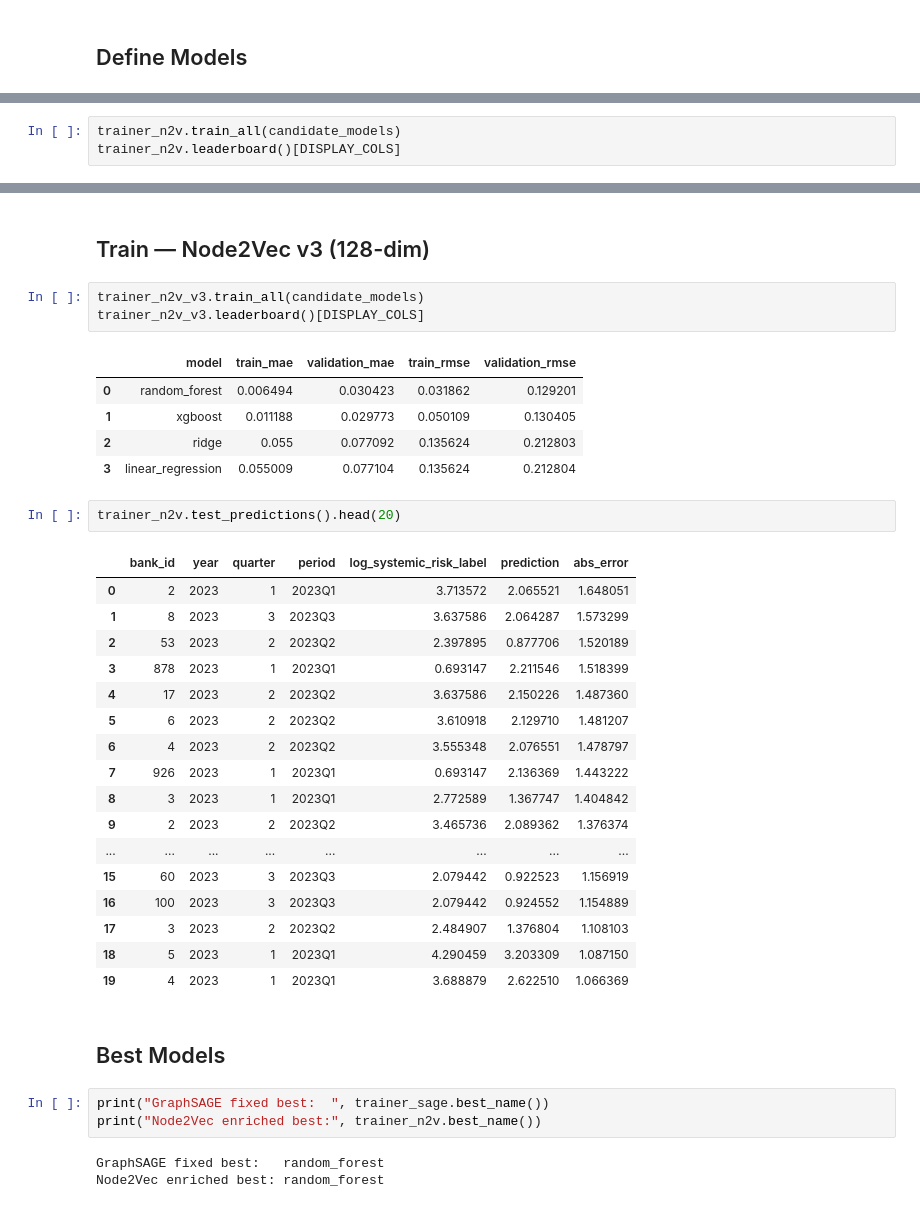
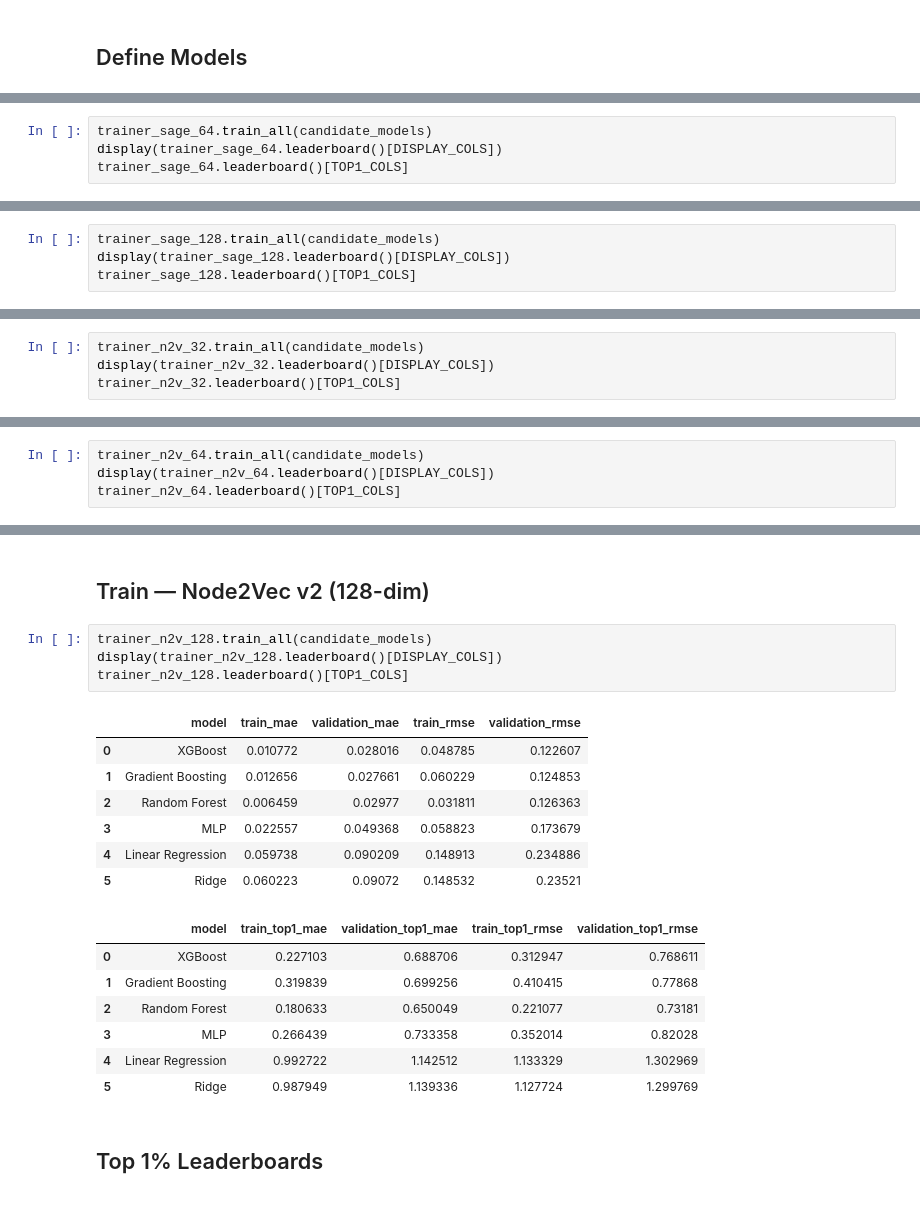
Before and after one commit to RubenCMarques/Using-GNNs-to-minimize-systemic-risk, a Jupyter notebook: src/notebooks/05b_ML_Fixed_Embeddings.ipynb, the cells around one changed output, grey strips where cells are left out. Cells and saved outputs as stored; diff of their text form.

```diff
--- a/src/notebooks/05b_ML_Fixed_Embeddings.ipynb
+++ b/src/notebooks/05b_ML_Fixed_Embeddings.ipynb
@@ -127,0 +153,4 @@ trainer_sage.test_predictions().head(20)
+# %%
+trainer_sage_64.train_all(candidate_models)
+display(trainer_sage_64.leaderboard()[DISPLAY_COLS])
+trainer_sage_64.leaderboard()[TOP1_COLS]
@@ -127,0 +174,4 @@ trainer_sage.test_predictions().head(20)
+# %%
+trainer_sage_128.train_all(candidate_models)
+display(trainer_sage_128.leaderboard()[DISPLAY_COLS])
+trainer_sage_128.leaderboard()[TOP1_COLS]
@@ -130,5 +195,6 @@ trainer_sage.test_predictions().head(20)
 # %%
-trainer_n2v.train_all(candidate_models)
-trainer_n2v.leaderboard()[DISPLAY_COLS]
+trainer_n2v_32.train_all(candidate_models)
+display(trainer_n2v_32.leaderboard()[DISPLAY_COLS])
+trainer_n2v_32.leaderboard()[TOP1_COLS]
 # %% [output]
 |  | model | train_mae | validation_mae | train_rmse | validation_rmse |
@@ -138,0 +216,4 @@ trainer_n2v.leaderboard()[DISPLAY_COLS]
+# %%
+trainer_n2v_64.train_all(candidate_models)
+display(trainer_n2v_64.leaderboard()[DISPLAY_COLS])
+trainer_n2v_64.leaderboard()[TOP1_COLS]
@@ -139,39 +235,23 @@ trainer_n2v.leaderboard()[DISPLAY_COLS]
 # %% [markdown]
-## Train — Node2Vec v3 (128-dim)
+## Train — Node2Vec v2 (128-dim)
 # %%
-trainer_n2v_v3.train_all(candidate_models)
-trainer_n2v_v3.leaderboard()[DISPLAY_COLS]
+trainer_n2v_128.train_all(candidate_models)
+display(trainer_n2v_128.leaderboard()[DISPLAY_COLS])
+trainer_n2v_128.leaderboard()[TOP1_COLS]
 # %% [output]
 |  | model | train_mae | validation_mae | train_rmse | validation_rmse |
-| 0 | random_forest | 0.006494 | 0.030423 | 0.031862 | 0.129201 |
-| 1 | xgboost | 0.011188 | 0.029773 | 0.050109 | 0.130405 |
-| 2 | ridge | 0.055 | 0.077092 | 0.135624 | 0.212803 |
-| 3 | linear_regression | 0.055009 | 0.077104 | 0.135624 | 0.212804 |
+| 0 | XGBoost | 0.010772 | 0.028016 | 0.048785 | 0.122607 |
+| 1 | Gradient Boosting | 0.012656 | 0.027661 | 0.060229 | 0.124853 |
+| 2 | Random Forest | 0.006459 | 0.02977 | 0.031811 | 0.126363 |
+| 3 | MLP | 0.022557 | 0.049368 | 0.058823 | 0.173679 |
+| 4 | Linear Regression | 0.059738 | 0.090209 | 0.148913 | 0.234886 |
+| 5 | Ridge | 0.060223 | 0.09072 | 0.148532 | 0.23521 |
+|  | model | train_top1_mae | validation_top1_mae | train_top1_rmse | validation_top1_rmse |
+| 0 | XGBoost | 0.227103 | 0.688706 | 0.312947 | 0.768611 |
+| 1 | Gradient Boosting | 0.319839 | 0.699256 | 0.410415 | 0.77868 |
+| 2 | Random Forest | 0.180633 | 0.650049 | 0.221077 | 0.73181 |
+| 3 | MLP | 0.266439 | 0.733358 | 0.352014 | 0.82028 |
+| 4 | Linear Regression | 0.992722 | 1.142512 | 1.133329 | 1.302969 |
+| 5 | Ridge | 0.987949 | 1.139336 | 1.127724 | 1.299769 |
-# %%
-trainer_n2v.test_predictions().head(20)
-# %% [output]
-|  | bank_id | year | quarter | period | log_systemic_risk_label | prediction | abs_error |
-| 0 | 2 | 2023 | 1 | 2023Q1 | 3.713572 | 2.065521 | 1.648051 |
-| 1 | 8 | 2023 | 3 | 2023Q3 | 3.637586 | 2.064287 | 1.573299 |
-| 2 | 53 | 2023 | 2 | 2023Q2 | 2.397895 | 0.877706 | 1.520189 |
-| 3 | 878 | 2023 | 1 | 2023Q1 | 0.693147 | 2.211546 | 1.518399 |
-| 4 | 17 | 2023 | 2 | 2023Q2 | 3.637586 | 2.150226 | 1.487360 |
-| 5 | 6 | 2023 | 2 | 2023Q2 | 3.610918 | 2.129710 | 1.481207 |
-| 6 | 4 | 2023 | 2 | 2023Q2 | 3.555348 | 2.076551 | 1.478797 |
-| 7 | 926 | 2023 | 1 | 2023Q1 | 0.693147 | 2.136369 | 1.443222 |
-| 8 | 3 | 2023 | 1 | 2023Q1 | 2.772589 | 1.367747 | 1.404842 |
-| 9 | 2 | 2023 | 2 | 2023Q2 | 3.465736 | 2.089362 | 1.376374 |
-| ... | ... | ... | ... | ... | ... | ... | ... |
-| 15 | 60 | 2023 | 3 | 2023Q3 | 2.079442 | 0.922523 | 1.156919 |
-| 16 | 100 | 2023 | 3 | 2023Q3 | 2.079442 | 0.924552 | 1.154889 |
-| 17 | 3 | 2023 | 2 | 2023Q2 | 2.484907 | 1.376804 | 1.108103 |
-| 18 | 5 | 2023 | 1 | 2023Q1 | 4.290459 | 3.203309 | 1.087150 |
-| 19 | 4 | 2023 | 1 | 2023Q1 | 3.688879 | 2.622510 | 1.066369 |
-# %% [markdown]
-## Best Models
-# %%
-print("GraphSAGE fixed best:  ", trainer_sage.best_name())
-print("Node2Vec enriched best:", trainer_n2v.best_name())
-# %% [output]
-GraphSAGE fixed best:   random_forest
-Node2Vec enriched best: random_forest
+# %% [markdown]
+## Top 1% Leaderboards
```
Also changed, not shown: parts of 21 cells of this notebook, 2 other files.
